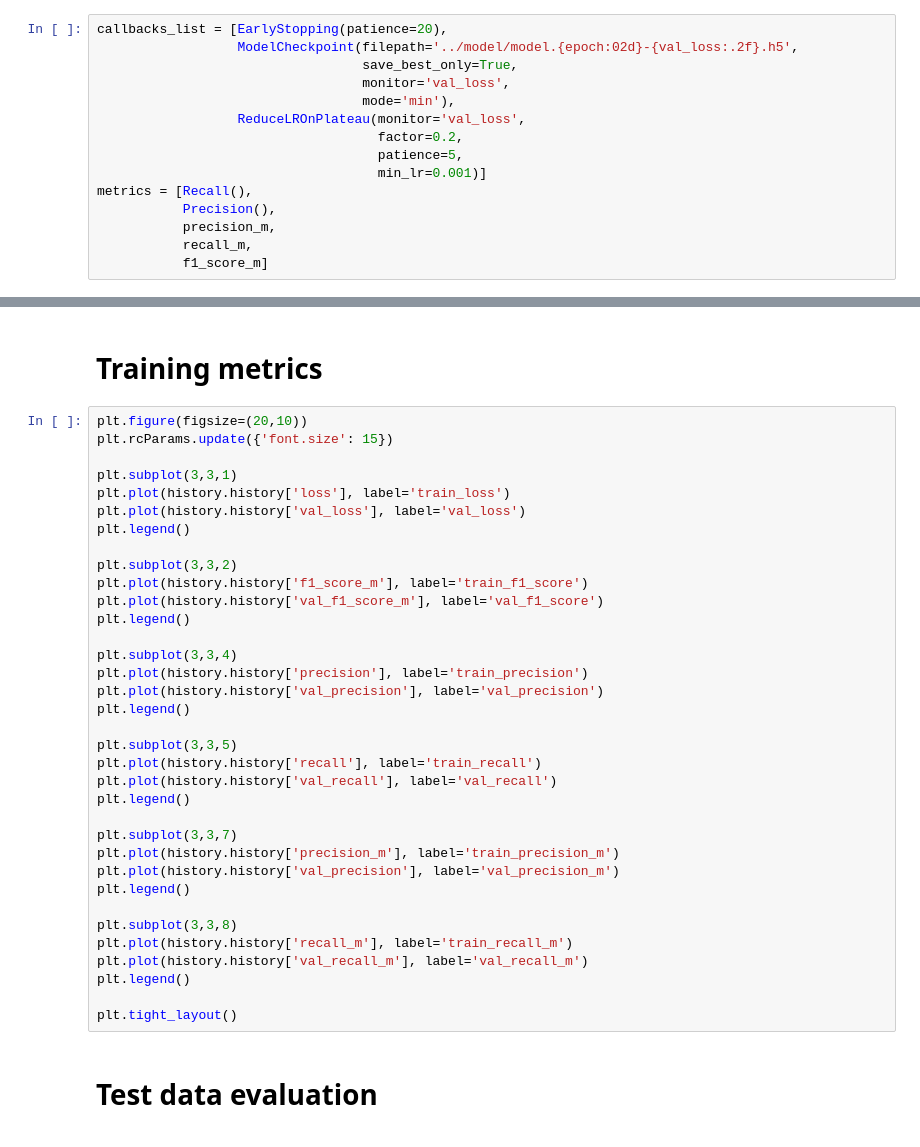
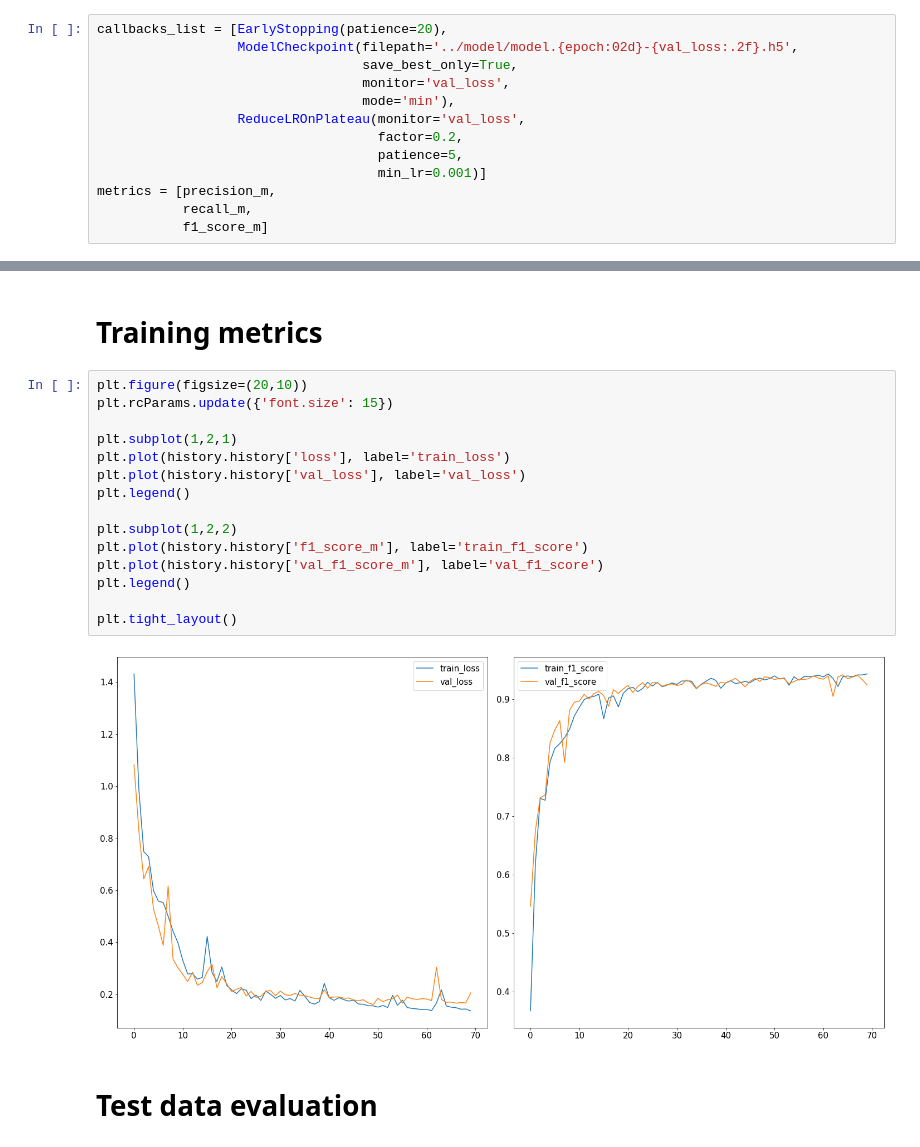
Before and after one commit to AntoninJoly/gait_classification, a Jupyter notebook: notebook/gait_classification.ipynb, the cells around one changed output, grey strips where cells are left out. Cells and saved outputs as stored; diff of their text form.

Commit message:
Updated training notebook and results image

```diff
--- a/notebook/gait_classification.ipynb
+++ b/notebook/gait_classification.ipynb
@@ -123,9 +122,7 @@ callbacks_list = [EarlyStopping(patience=20),
                                     factor=0.2,
                                     patience=5,
                                     min_lr=0.001)]
-metrics = [Recall(),
-           Precision(),
-           precision_m,
+metrics = [precision_m,
            recall_m,
            f1_score_m]
 # %%
@@ -159,38 +158,20 @@ results = model.evaluate(X_test, y_test, verbose=2)
 # %%
 plt.figure(figsize=(20,10))
 plt.rcParams.update({'font.size': 15})
 
-plt.subplot(3,3,1)
+plt.subplot(1,2,1)
 plt.plot(history.history['loss'], label='train_loss')
 plt.plot(history.history['val_loss'], label='val_loss')
 plt.legend()
 
-plt.subplot(3,3,2)
+plt.subplot(1,2,2)
 plt.plot(history.history['f1_score_m'], label='train_f1_score')
 plt.plot(history.history['val_f1_score_m'], label='val_f1_score')
 plt.legend()
 
-plt.subplot(3,3,4)
-plt.plot(history.history['precision'], label='train_precision')
-plt.plot(history.history['val_precision'], label='val_precision')
-plt.legend()
-
-plt.subplot(3,3,5)
-plt.plot(history.history['recall'], label='train_recall')
-plt.plot(history.history['val_recall'], label='val_recall')
-plt.legend()
-
-plt.subplot(3,3,7)
-plt.plot(history.history['precision_m'], label='train_precision_m')
-plt.plot(history.history['val_precision'], label='val_precision_m')
-plt.legend()
-
-plt.subplot(3,3,8)
-plt.plot(history.history['recall_m'], label='train_recall_m')
-plt.plot(history.history['val_recall_m'], label='val_recall_m')
-plt.legend()
-
 plt.tight_layout()
+# %% [output]
+[figure, added]
 # %% [markdown]
 # Test data evaluation
 # %%
```
Also changed, not shown: parts of 3 cells of this notebook, 2 other files.
